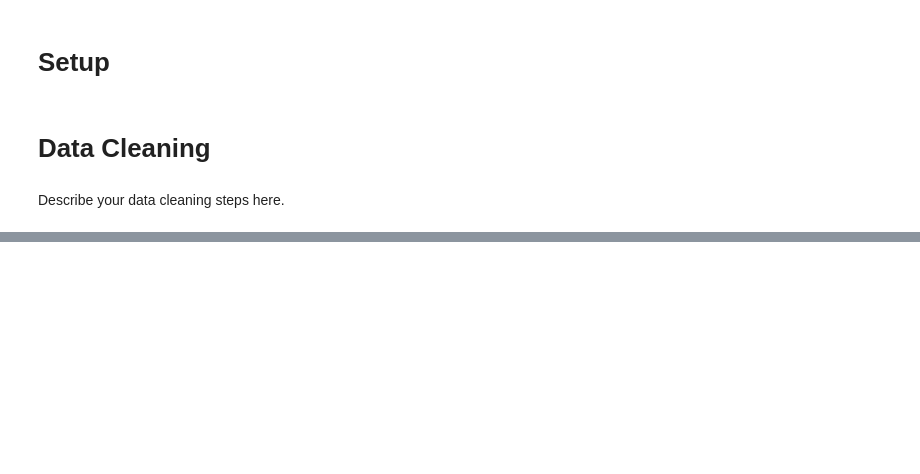
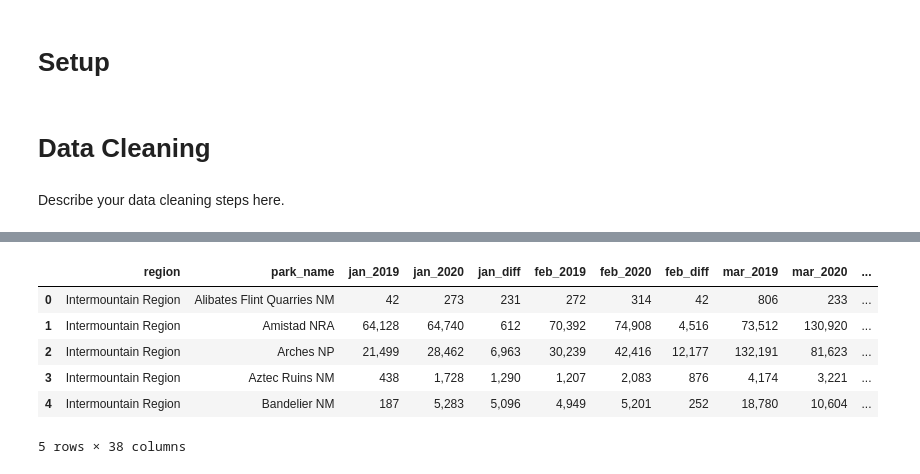
Before and after one commit to mqdhilla/COGS108_Repo, a Jupyter notebook: DataCheckpointGroup043-Wi22.ipynb, the cells around one changed output, grey strips where cells are left out. Drawn from its saved outputs; the diff is of its cells as text; code cells hidden in the pictures; blank space fills up the shorter version.

```diff
--- a/DataCheckpointGroup043-Wi22.ipynb
+++ b/DataCheckpointGroup043-Wi22.ipynb
@@ -185,0 +239,10 @@ complete_df
+# %%
+intmtn_df.head()
+# %% [output]
+|  | region | park_name | jan_2019 | jan_2020 | jan_diff | feb_2019 | feb_2020 | feb_diff | mar_2019 | mar_2020 | ... |
+| 0 | Intermountain Region | Alibates Flint Quarries NM | 42 | 273 | 231 | 272 | 314 | 42 | 806 | 233 | ... |
+| 1 | Intermountain Region | Amistad NRA | 64,128 | 64,740 | 612 | 70,392 | 74,908 | 4,516 | 73,512 | 130,920 | ... |
+| 2 | Intermountain Region | Arches NP | 21,499 | 28,462 | 6,963 | 30,239 | 42,416 | 12,177 | 132,191 | 81,623 | ... |
+| 3 | Intermountain Region | Aztec Ruins NM | 438 | 1,728 | 1,290 | 1,207 | 2,083 | 876 | 4,174 | 3,221 | ... |
+| 4 | Intermountain Region | Bandelier NM | 187 | 5,283 | 5,096 | 4,949 | 5,201 | 252 | 18,780 | 10,604 | ... |
+5 rows × 38 columns
```
Also changed, not shown: parts of 13 cells of this notebook.
